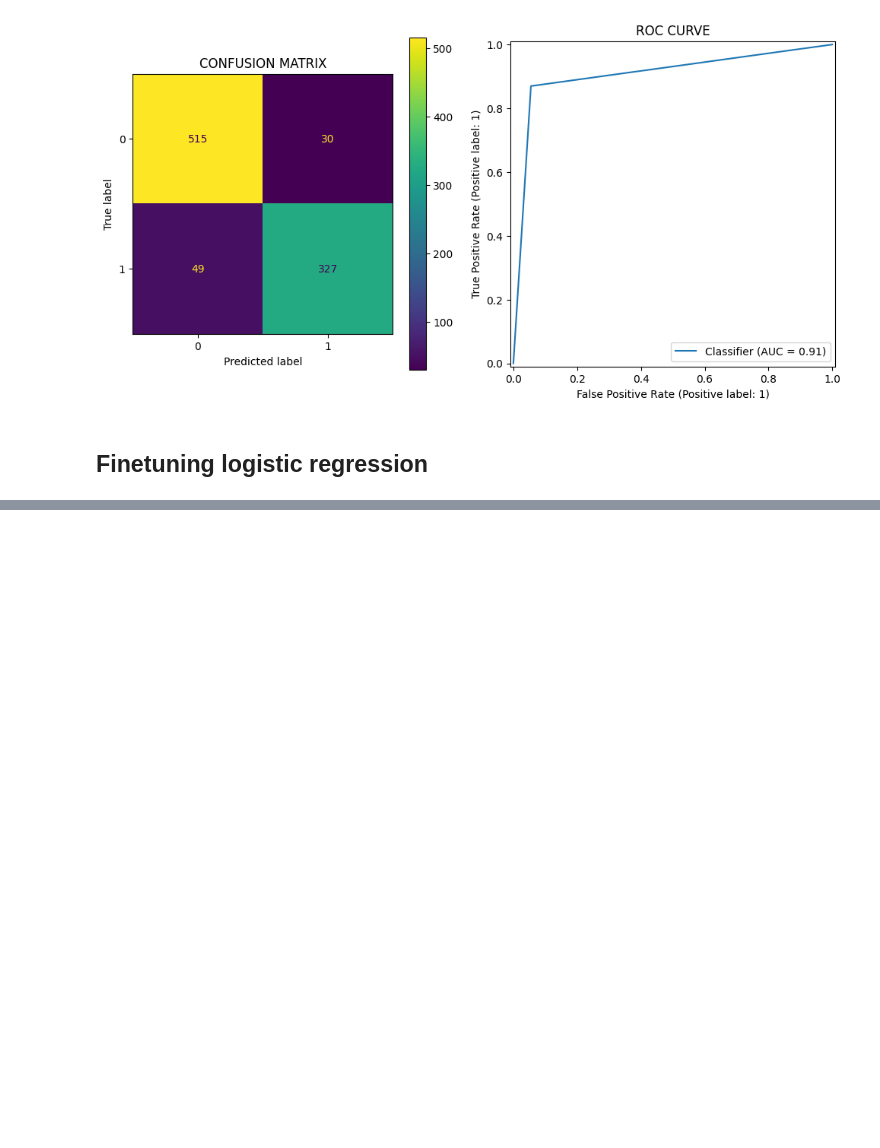
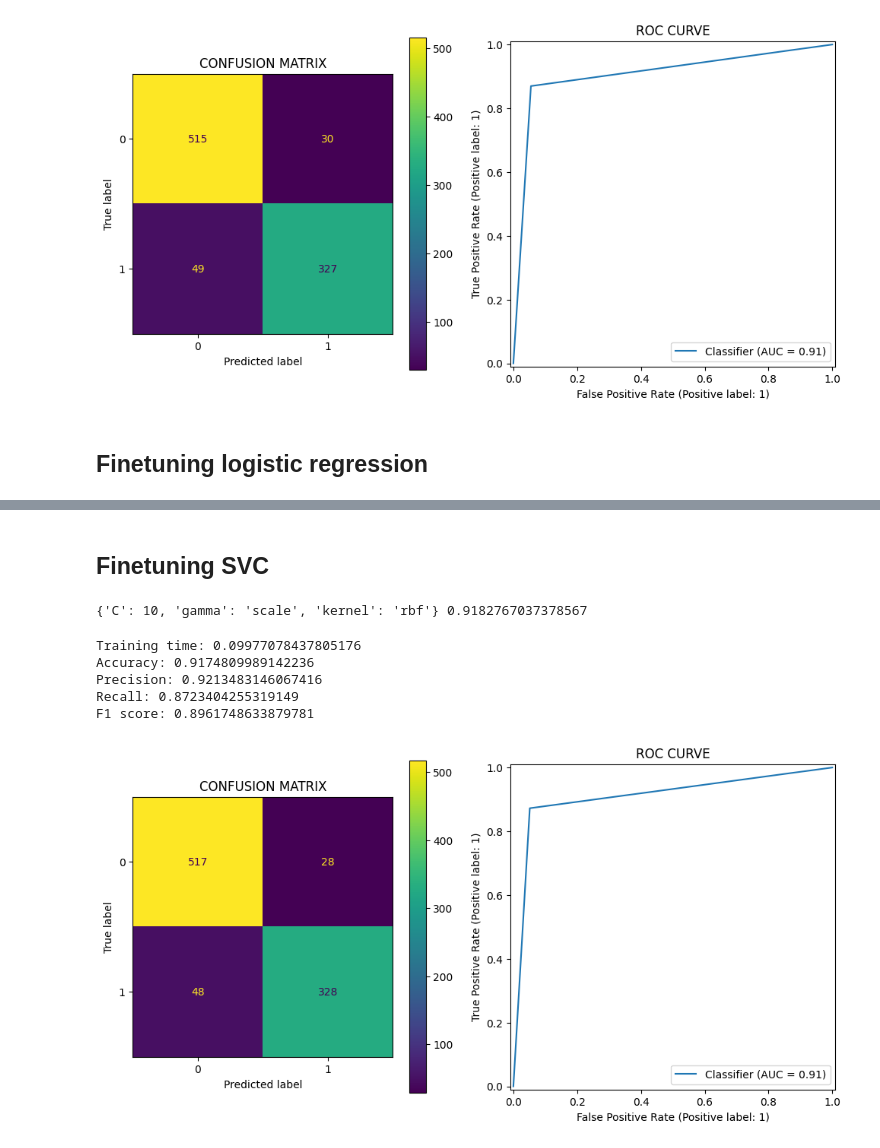
Before and after one commit to KarthikPreVin/MACHINE-LEARNING-LAB, a Jupyter notebook: ASSIGNMENT 4/ASSIGNMENT 4.ipynb, the cells around one changed output, grey strips where cells are left out. Saved outputs shown, nothing was run; the diff lists cells and outputs as text; code cells hidden in the pictures; blank space fills up the shorter version.

```diff
--- a/ASSIGNMENT 4/ASSIGNMENT 4.ipynb
+++ b/ASSIGNMENT 4/ASSIGNMENT 4.ipynb
@@ -168,0 +178,48 @@ F1 score: 0.9016393442622951
+# %% [markdown]
+## Finetuning SVC
+# %%
+params = [
+    {
+        "kernel": ["linear"],
+        "C": [0.1,1,10,100],
+    },
+    {
+        "kernel": ["poly"],
+        "C": [0.1,1,10,100],
+        "gamma": ["scale", "auto"],
+        "degree": [2,3,4]
+    },
+    {
+        "kernel": ["rbf", "sigmoid"],
+        "C": [0.1,1,10,100],
+        "gamma": ["scale", "auto"],
+    }
+]
+
+searcher = GridSearchCV(
+    estimator=SVC(),
+    param_grid=params,
+    scoring="f1",
+    cv = kf,
+    n_jobs=-1
+)
+
+searcher.fit(X,y)
+
+print(searcher.best_params_, searcher.best_score_)
+# %% [output]
+{'C': 10, 'gamma': 'scale', 'kernel': 'rbf'} 0.9182767037378567
+# %%
+best_svm = SVC(
+    C=10,
+    kernel="rbf",
+    gamma='scale'
+)
+evaluate(best_svm)
+# %% [output]
+Training time: 0.09977078437805176
+Accuracy: 0.9174809989142236
+Precision: 0.9213483146067416
+Recall: 0.8723404255319149
+F1 score: 0.8961748633879781
+[figure, added]
```
Also changed, not shown: parts of 2 cells of this notebook, 1 other file.
